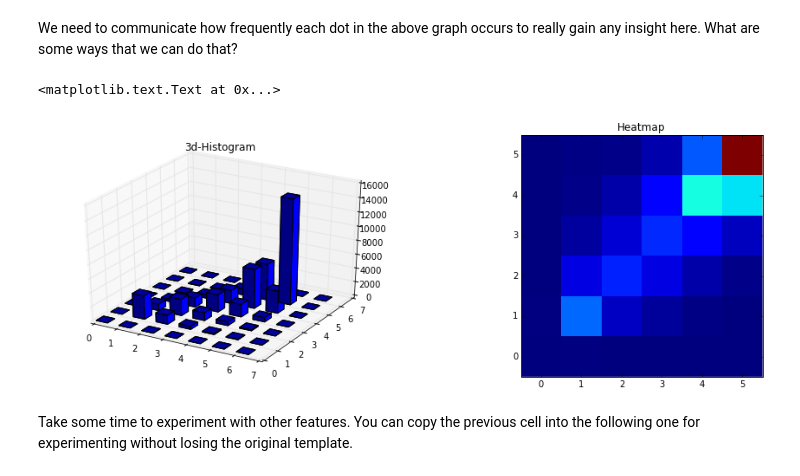
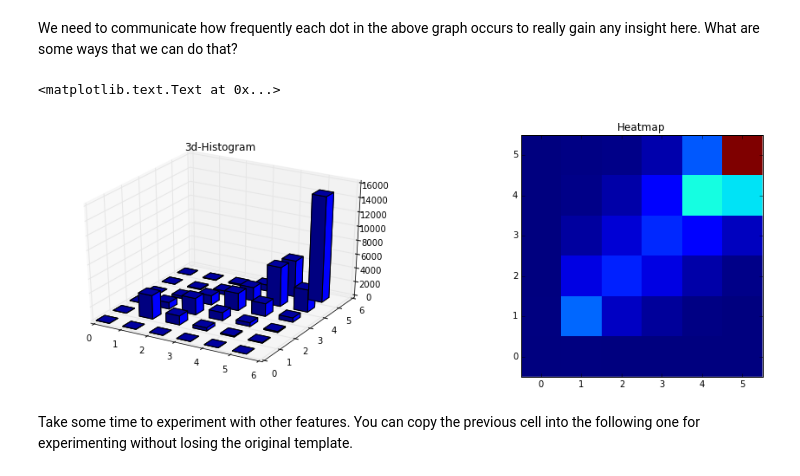
Before and after one commit to jonathancstroud/rmp, a Jupyter notebook: tutorials/2015_12_03_Pandas/rate_my_prof_vis.ipynb, the cells around one changed output. Saved outputs shown, nothing was run; the diff lists cells and outputs as text; code cells hidden in the pictures.

```diff
--- a/tutorials/2015_12_03_Pandas/rate_my_prof_vis.ipynb
+++ b/tutorials/2015_12_03_Pandas/rate_my_prof_vis.ipynb
@@ -196,39 +196,39 @@ ax = fig.add_subplot(121, projection='3d')
 # These values give the range of values the features may take. In
 # this example, clarity is on the x axis and helpfulness is on the
 # y axis.
-xx = np.arange(0,7,1)
-yy = np.arange(0,7,1)
+xx = np.arange(0,6,1)
+yy = np.arange(0,6,1)
 
 # Dealing with 3d graphs is a pain.  What follows is a framework that you
 # can use to create your own.
 xpos, ypos = np.meshgrid(xx,yy)
 xpos = xpos.flatten()
 ypos = ypos.flatten()
 zpos = np.zeros(len(ypos))
 dx = 0.5*np.ones_like(zpos)
 dy = dx.copy()
 
 # The zz values give how tall each bar in our graph is.
 zz = np.zeros((len(xx), len(yy)))
 for k in range(len(train_data_features['clarity'])):
     # Increment zz[i,j] when clarity = i and helpfulness = j
     zz[train_data_features['clarity'][k], train_data_features['helpfulness'][k]] += 1
 
 # Save the zz matrix for later display as an image or heatmap.
 im_zz = zz.copy()
 
 # More 3d plot stuff.
 dz = zz.flatten(order='F')
 ax.bar3d(xpos, ypos, zpos, dx, dy, dz, color='b', zsort='average')
 ax.set_title('3d-Histogram')
 
 # Plot the im_zz matrix as a heatmap.
 ax = fig.add_subplot(122)
-ax.imshow(im_zz[:-1,:-1], interpolation='none', origin='lower')
+ax.imshow(im_zz, interpolation='none', origin='lower')
 ax.set_title('Heatmap')
 # %% [output]
 <matplotlib.text.Text at 0x...>
-[figure, old version]
+[figure, new version]
 # %% [markdown]
 Take some time to experiment with other features.  You can copy the previous cell into the following one for experimenting without losing the original template.
 # %% [markdown]
```
